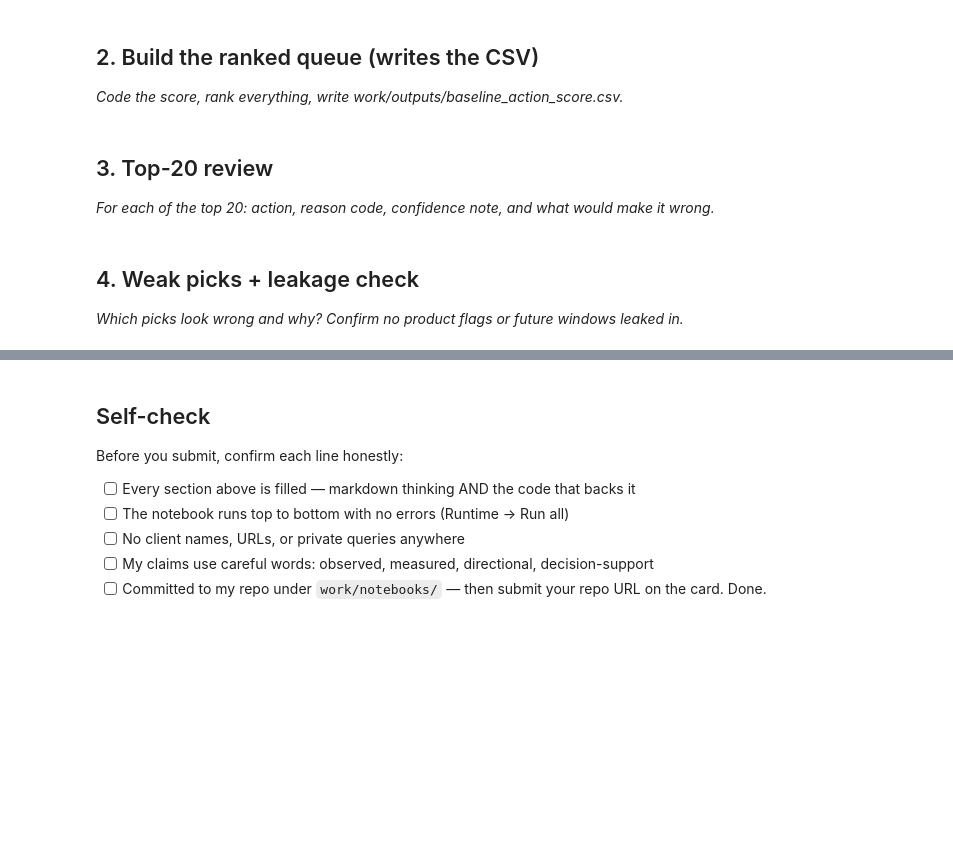
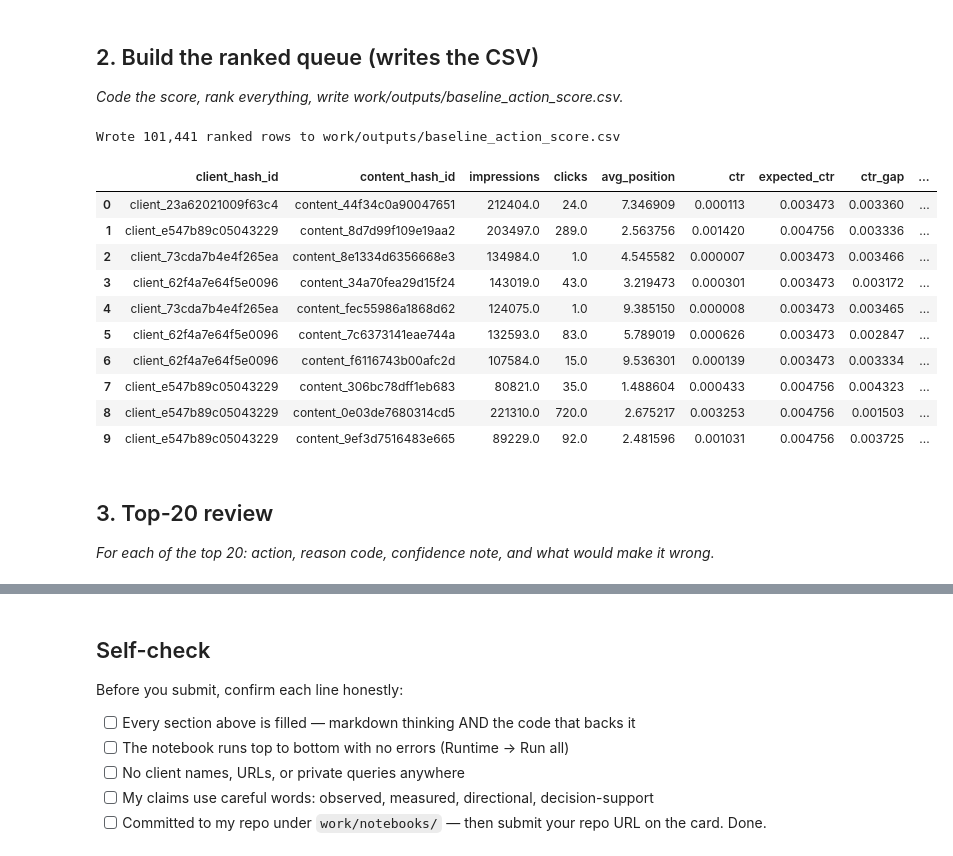
Before and after one commit to arjelmilan/flyrank-ai, a Jupyter notebook: work/notebooks/w04_baseline_score.ipynb, the cells around one changed output, grey strips where cells are left out. Saved outputs shown, nothing was run; the diff lists cells and outputs as text; code cells hidden in the pictures; blank space fills up the shorter version.

```diff
--- a/work/notebooks/w04_baseline_score.ipynb
+++ b/work/notebooks/w04_baseline_score.ipynb
@@ -23,3 +78,55 @@ This skeleton is yours to fill. Work the sections **in order** — each one has
+# %%
+import os
+
+# Build per-page aggregates for the month
+queue = con.sql(f"""
+    SELECT
+        client_hash_id, content_hash_id,
+        SUM(gsc_impressions) AS impressions,
+        SUM(gsc_clicks) AS clicks,
+        AVG(gsc_sum_position / NULLIF(gsc_impressions,0)) AS avg_position,
+        SUM(gsc_clicks) / NULLIF(SUM(gsc_impressions),0) AS ctr
+    FROM {FACT_MAR}
+    WHERE gsc_data_available IS TRUE
+    GROUP BY 1,2
+    HAVING impressions >= 100
+""").df()
+
+# Expected CTR by position tier (from Signal 1 analysis)
+def expected_ctr(pos):
+    if pos <= 3: return 0.004756
+    elif pos <= 10: return 0.003473
+    elif pos <= 20: return 0.002770
+    else: return 0.001289
+
+queue['expected_ctr'] = queue['avg_position'].apply(expected_ctr)
+queue['ctr_gap'] = queue['expected_ctr'] - queue['ctr']  # positive = underperforming
+queue['score'] = queue['ctr_gap'].clip(lower=0) * queue['impressions']
+
+queue['reason_code'] = 'MONITOR'
+queue.loc[queue['ctr_gap'] > 0, 'reason_code'] = 'CTR_FIX_OPPORTUNITY'
+
+queue['action_label'] = queue['reason_code']
+
+queue = queue.sort_values('score', ascending=False).reset_index(drop=True)
+
+os.makedirs('work/outputs', exist_ok=True)
+queue.to_csv('work/outputs/baseline_action_score.csv', index=False)
+print(f"Wrote {len(queue):,} ranked rows to work/outputs/baseline_action_score.csv")
+queue.head(10)
+# %% [output]
+Wrote 101,441 ranked rows to work/outputs/baseline_action_score.csv
+|  | client_hash_id | content_hash_id | impressions | clicks | avg_position | ctr | expected_ctr | ctr_gap | ... |
+| 0 | client_23a62021009f63c4 | content_44f34c0a90047651 | 212404.0 | 24.0 | 7.346909 | 0.000113 | 0.003473 | 0.003360 | ... |
+| 1 | client_e547b89c05043229 | content_8d7d99f109e19aa2 | 203497.0 | 289.0 | 2.563756 | 0.001420 | 0.004756 | 0.003336 | ... |
+| 2 | client_73cda7b4e4f265ea | content_8e1334d6356668e3 | 134984.0 | 1.0 | 4.545582 | 0.000007 | 0.003473 | 0.003466 | ... |
+| 3 | client_62f4a7e64f5e0096 | content_34a70fea29d15f24 | 143019.0 | 43.0 | 3.219473 | 0.000301 | 0.003473 | 0.003172 | ... |
+| 4 | client_73cda7b4e4f265ea | content_fec55986a1868d62 | 124075.0 | 1.0 | 9.385150 | 0.000008 | 0.003473 | 0.003465 | ... |
+| 5 | client_62f4a7e64f5e0096 | content_7c6373141eae744a | 132593.0 | 83.0 | 5.789019 | 0.000626 | 0.003473 | 0.002847 | ... |
+| 6 | client_62f4a7e64f5e0096 | content_f6116743b00afc2d | 107584.0 | 15.0 | 9.536301 | 0.000139 | 0.003473 | 0.003334 | ... |
+| 7 | client_e547b89c05043229 | content_306bc78dff1eb683 | 80821.0 | 35.0 | 1.488604 | 0.000433 | 0.004756 | 0.004323 | ... |
+| 8 | client_e547b89c05043229 | content_0e03de7680314cd5 | 221310.0 | 720.0 | 2.675217 | 0.003253 | 0.004756 | 0.001503 | ... |
+| 9 | client_e547b89c05043229 | content_9ef3d7516483e665 | 89229.0 | 92.0 | 2.481596 | 0.001031 | 0.004756 | 0.003725 | ... |
 # %% [markdown]
 ## 3. Top-20 review
 
@@ -30,4 +133,0 @@ This skeleton is yours to fill. Work the sections **in order** — each one has
-# %% [markdown]
-## 4. Weak picks + leakage check
-
-*Which picks look wrong and why? Confirm no product flags or future windows leaked in.*
```
Also changed, not shown: parts of 8 cells of this notebook.
